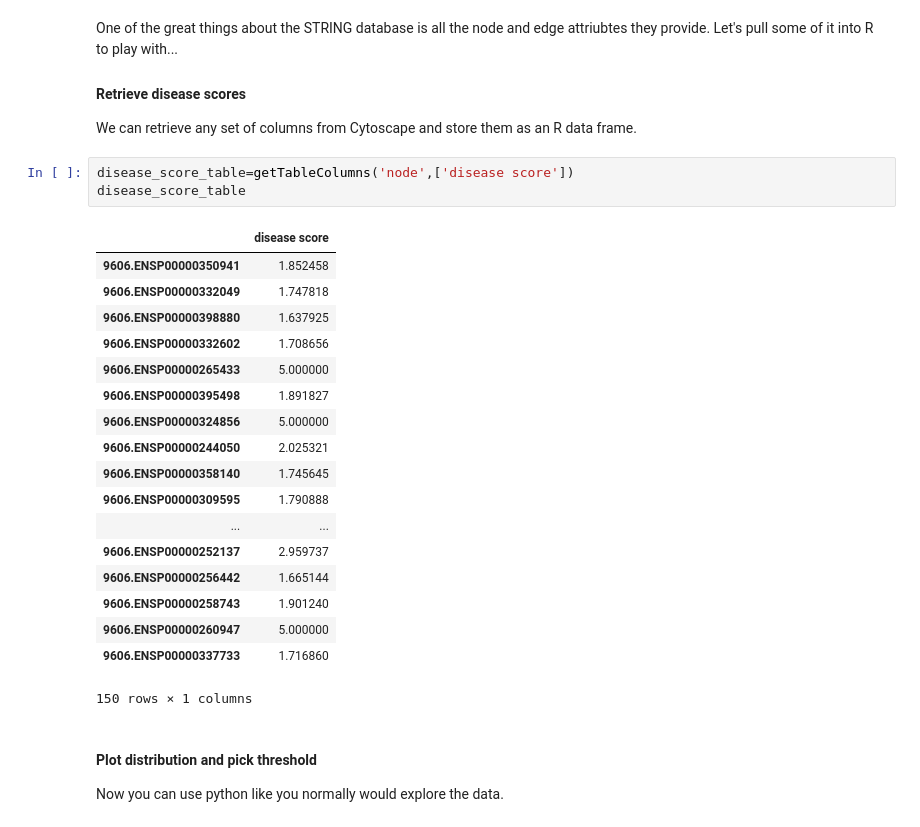
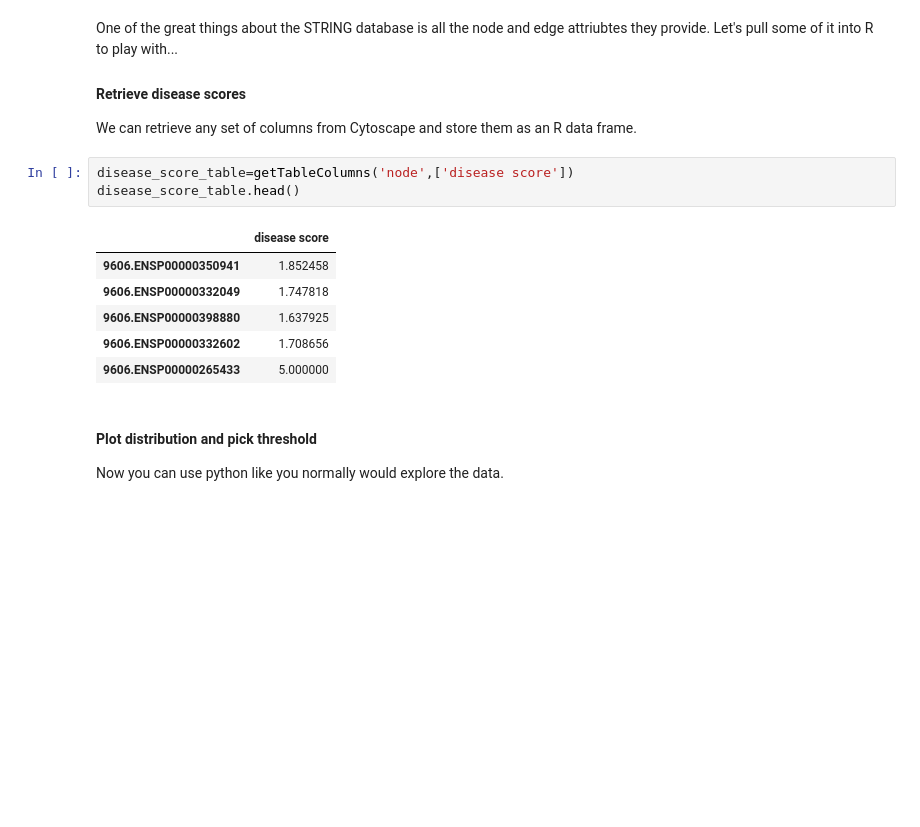
Before and after one commit to cytoscape/cytoscape-automation, a Jupyter notebook: for-scripters/Python/advanced-cancer-networks-and-data.ipynb, the cells around one changed output. Cells and saved outputs as stored; diff of their text form; blank space fills up the shorter version.

```diff
--- a/for-scripters/Python/advanced-cancer-networks-and-data.ipynb
+++ b/for-scripters/Python/advanced-cancer-networks-and-data.ipynb
@@ -426,26 +552,14 @@ One of the great things about the STRING database is all the node and edge attri
 We can retrieve any set of columns from Cytoscape and store them as an R data frame.
 # %%
 disease_score_table=getTableColumns('node',['disease score'])
-disease_score_table
+disease_score_table.head()
 # %% [output]
 |  | disease score |
 | 9606.ENSP00000350941 | 1.852458 |
 | 9606.ENSP00000332049 | 1.747818 |
 | 9606.ENSP00000398880 | 1.637925 |
 | 9606.ENSP00000332602 | 1.708656 |
 | 9606.ENSP00000265433 | 5.000000 |
-| 9606.ENSP00000395498 | 1.891827 |
-| 9606.ENSP00000324856 | 5.000000 |
-| 9606.ENSP00000244050 | 2.025321 |
-| 9606.ENSP00000358140 | 1.745645 |
-| 9606.ENSP00000309595 | 1.790888 |
-| ... | ... |
-| 9606.ENSP00000252137 | 2.959737 |
-| 9606.ENSP00000256442 | 1.665144 |
-| 9606.ENSP00000258743 | 1.901240 |
-| 9606.ENSP00000260947 | 5.000000 |
-| 9606.ENSP00000337733 | 1.716860 |
-150 rows × 1 columns
 # %% [markdown]
 #### Plot distribution and pick threshold
 Now you can use python like you normally would explore the data.
```
Also changed, not shown: parts of 21 cells of this notebook, 4 other files.
